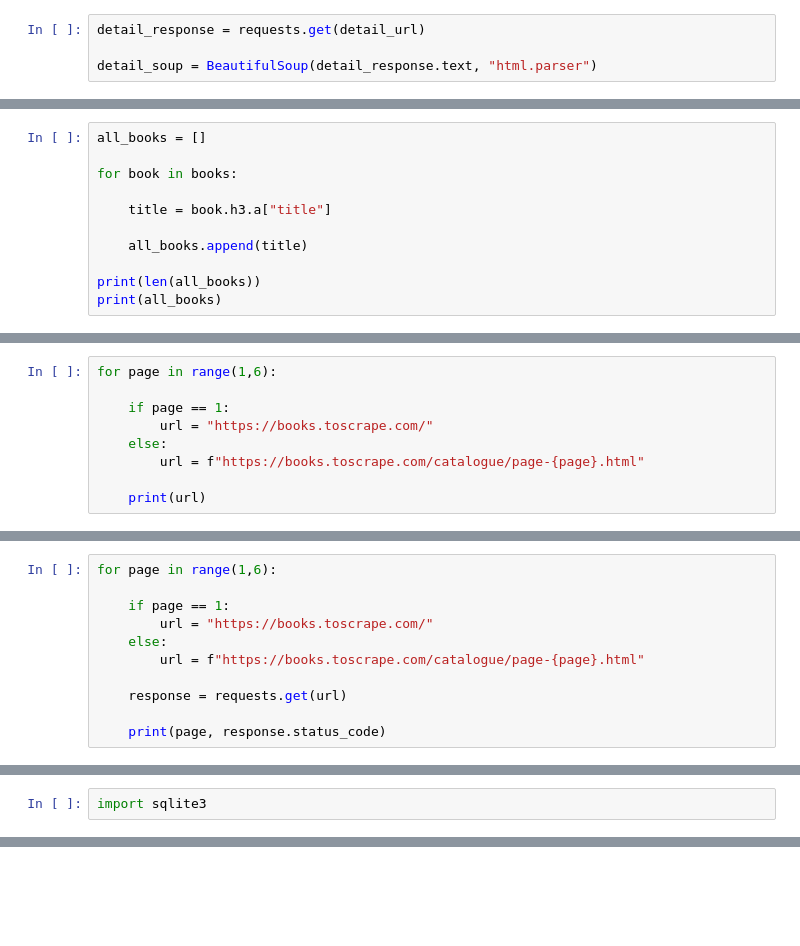
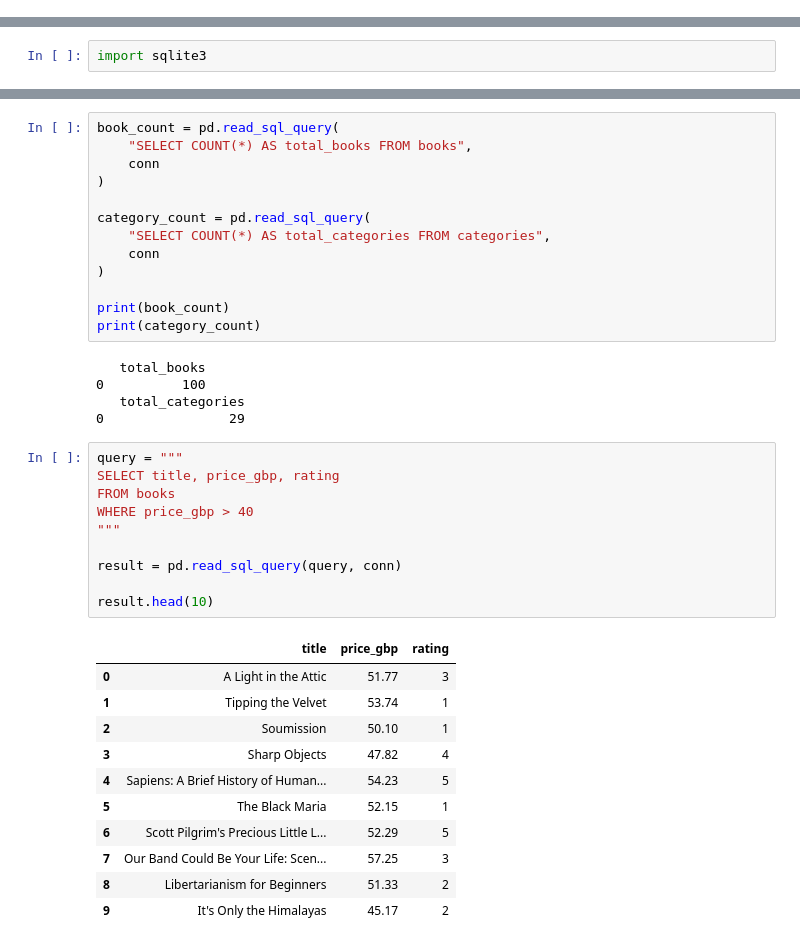
Before and after one commit to pavanndasarii/ai-ml-final-project, a Jupyter notebook: data_pipeline/01_data_pipeline.ipynb, the cells around one changed output, grey strips where cells are left out. Cells and saved outputs as stored; diff of their text form; blank space fills up the shorter version.

```diff
--- a/data_pipeline/01_data_pipeline.ipynb
+++ b/data_pipeline/01_data_pipeline.ipynb
@@ -95,4 +0,0 @@ https://books.toscrape.com/catalogue/a-light-in-the-attic_1000/index.html
-# %%
-detail_response = requests.get(detail_url)
-
-detail_soup = BeautifulSoup(detail_response.text, "html.parser")
@@ -130,11 +0,0 @@ all_books = []
-# %%
-all_books = []
-
-for book in books:
-
-    title = book.h3.a["title"]
-
-    all_books.append(title)
-
-print(len(all_books))
-print(all_books)
@@ -295,9 +0,0 @@ for page in range(1,6):
-# %%
-for page in range(1,6):
-
-    if page == 1:
-        url = "https://books.toscrape.com/"
-    else:
-        url = f"https://books.toscrape.com/catalogue/page-{page}.html"
-
-    print(url)
@@ -310,11 +0,0 @@ https://books.toscrape.com/catalogue/page-5.html
-# %%
-for page in range(1,6):
-
-    if page == 1:
-        url = "https://books.toscrape.com/"
-    else:
-        url = f"https://books.toscrape.com/catalogue/page-{page}.html"
-
-    response = requests.get(url)
-
-    print(page, response.status_code)
@@ -758,0 +346,40 @@ result6
+# %%
+book_count = pd.read_sql_query(
+    "SELECT COUNT(*) AS total_books FROM books",
+    conn
+)
+
+category_count = pd.read_sql_query(
+    "SELECT COUNT(*) AS total_categories FROM categories",
+    conn
+)
+
+print(book_count)
+print(category_count)
+# %% [output]
+   total_books
+0          100
+   total_categories
+0                29
+# %%
+query = """
+SELECT title, price_gbp, rating
+FROM books
+WHERE price_gbp > 40
+"""
+
+result = pd.read_sql_query(query, conn)
+
+result.head(10)
+# %% [output]
+|  | title | price_gbp | rating |
+| 0 | A Light in the Attic | 51.77 | 3 |
+| 1 | Tipping the Velvet | 53.74 | 1 |
+| 2 | Soumission | 50.10 | 1 |
+| 3 | Sharp Objects | 47.82 | 4 |
+| 4 | Sapiens: A Brief History of Human... | 54.23 | 5 |
+| 5 | The Black Maria | 52.15 | 1 |
+| 6 | Scott Pilgrim's Precious Little L... | 52.29 | 5 |
+| 7 | Our Band Could Be Your Life: Scen... | 57.25 | 3 |
+| 8 | Libertarianism for Beginners | 51.33 | 2 |
+| 9 | It's Only the Himalayas | 45.17 | 2 |
```
Also changed, not shown: parts of 117 cells of this notebook.
